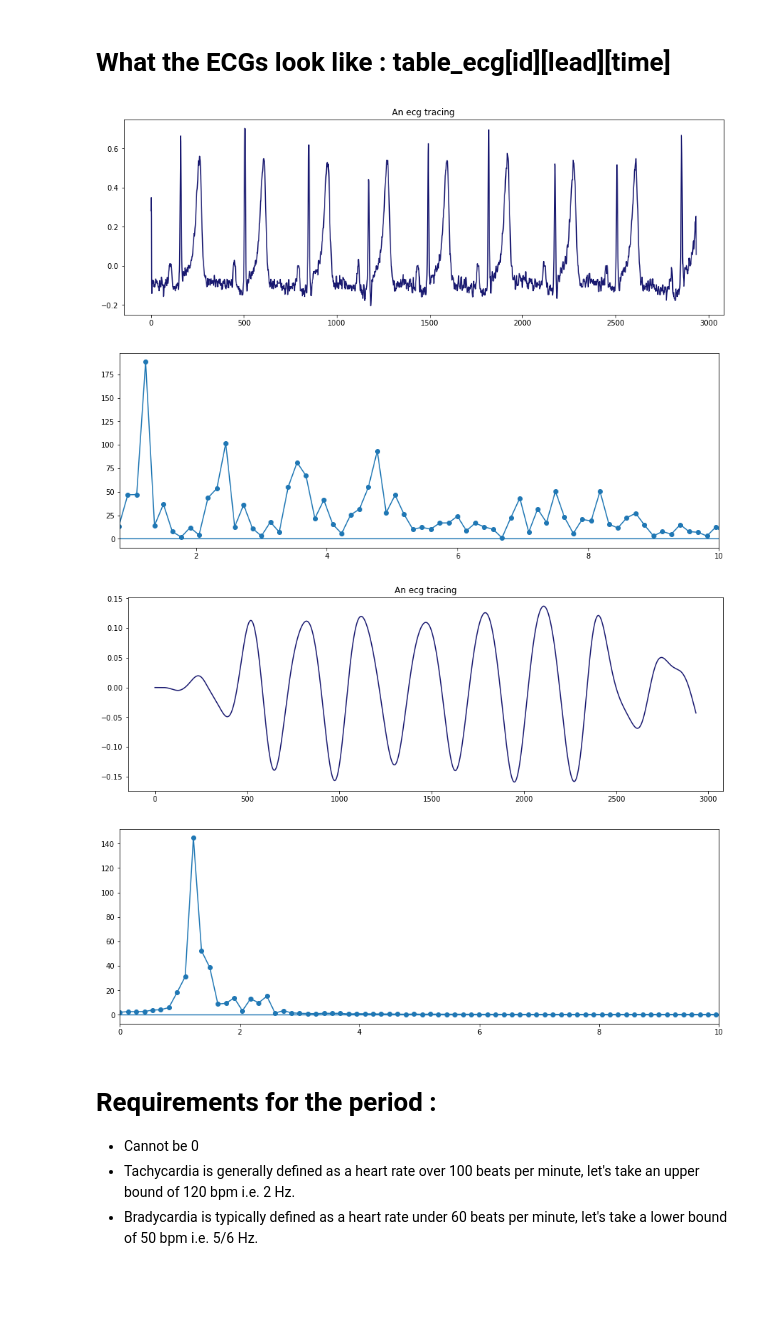
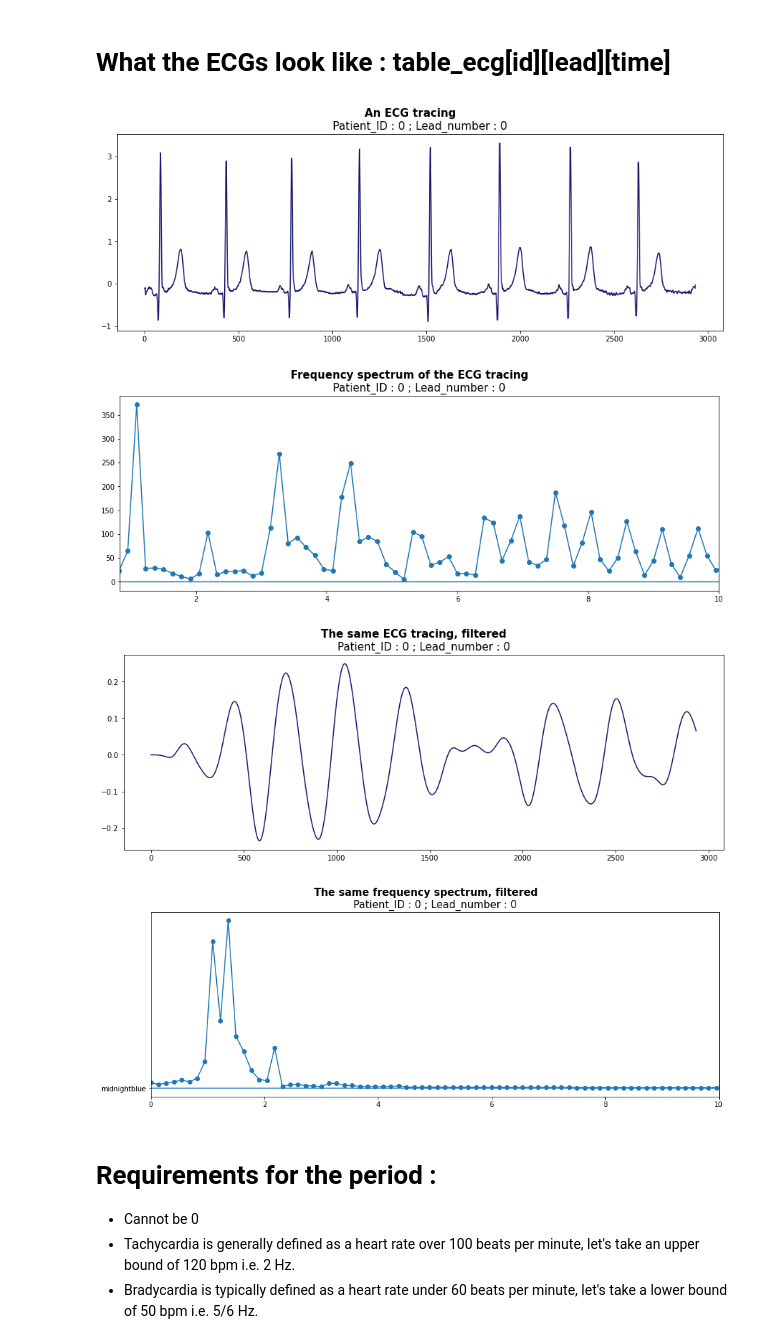
Before and after one commit to maxencenoble/dnn_diagnosis_explanation, a Jupyter notebook: exploration_periode.ipynb, the cells around one changed output. Drawn from its saved outputs; the diff is of its cells as text; code cells hidden in the pictures; blank space fills up the shorter version.

```diff
--- a/exploration_periode.ipynb
+++ b/exploration_periode.ipynb
@@ -78,38 +78,45 @@ DNN annotation : 1 = sick, 0 = nominal
 # %% [markdown]
 # What the ECGs look like :  table_ecg[id][lead][time]
 # %%
-(patient_id,lead_number)=(3,0)
+(patient_id,lead_number)=(0,0)
 
 signal = table_ecg[patient_id][lead_number]
 
 plt.figure(figsize=(15,5))
 plt.plot(signal,'midnightblue')
-plt.title('An ecg tracing')
+plt.suptitle('An ECG tracing',fontsize=15,weight='bold')
+plt.title('Patient_ID : '+str(patient_id)+' ; Lead_number : '+str(lead_number),fontsize=15)
 
 plt.figure(figsize=(15,5))
 plt.plot(np.fft.fftfreq(np.size(signal),1/400),np.abs(np.fft.fft(signal)),'-o')
 plt.xlim([5/6,10])
+plt.suptitle('Frequency spectrum of the ECG tracing',fontsize=15,weight='bold')
+plt.title('Patient_ID : '+str(patient_id)+' ; Lead_number : '+str(lead_number),fontsize=15)
 plt.show()
 
 """Compute the Butterworth filter"""
 a, b = scipy.signal.butter(N=4, Wn=[1,2], btype='bandpass',analog=False, output='ba',fs=400)
 
 """Filter the signal and save it"""
 signal_new = scipy.signal.lfilter(a,b,signal)
 
 plt.figure(figsize=(15,5))
 plt.plot(signal_new,'midnightblue')
-plt.title('An ecg tracing')
+plt.suptitle('The same ECG tracing, filtered',fontsize=15,weight='bold')
+plt.title('Patient_ID : '+str(patient_id)+' ; Lead_number : '+str(lead_number),fontsize=15)
+plt.show()
 
 plt.figure(figsize=(15,5))
-plt.plot(np.fft.fftfreq(np.size(signal_new),1/400),np.abs(np.fft.fft(signal_new)),'-o')
+plt.plot(np.fft.fftfreq(np.size(signal_new),1/400),np.abs(np.fft.fft(signal_new)),'-o','midnightblue')
 plt.xlim([0,10])
+plt.suptitle('The same frequency spectrum, filtered',fontsize=15,weight='bold')
+plt.title('Patient_ID : '+str(patient_id)+' ; Lead_number : '+str(lead_number),fontsize=15)
 plt.show()
 # %% [output]
-[figure, old version]
+[figure, new version]
-[figure, old version]
+[figure, new version]
-[figure, old version]
+[figure, new version]
-[figure, old version]
+[figure, new version]
 # %% [markdown]
 # Requirements for the period :
 
```
Also changed, not shown: 1 other file.
